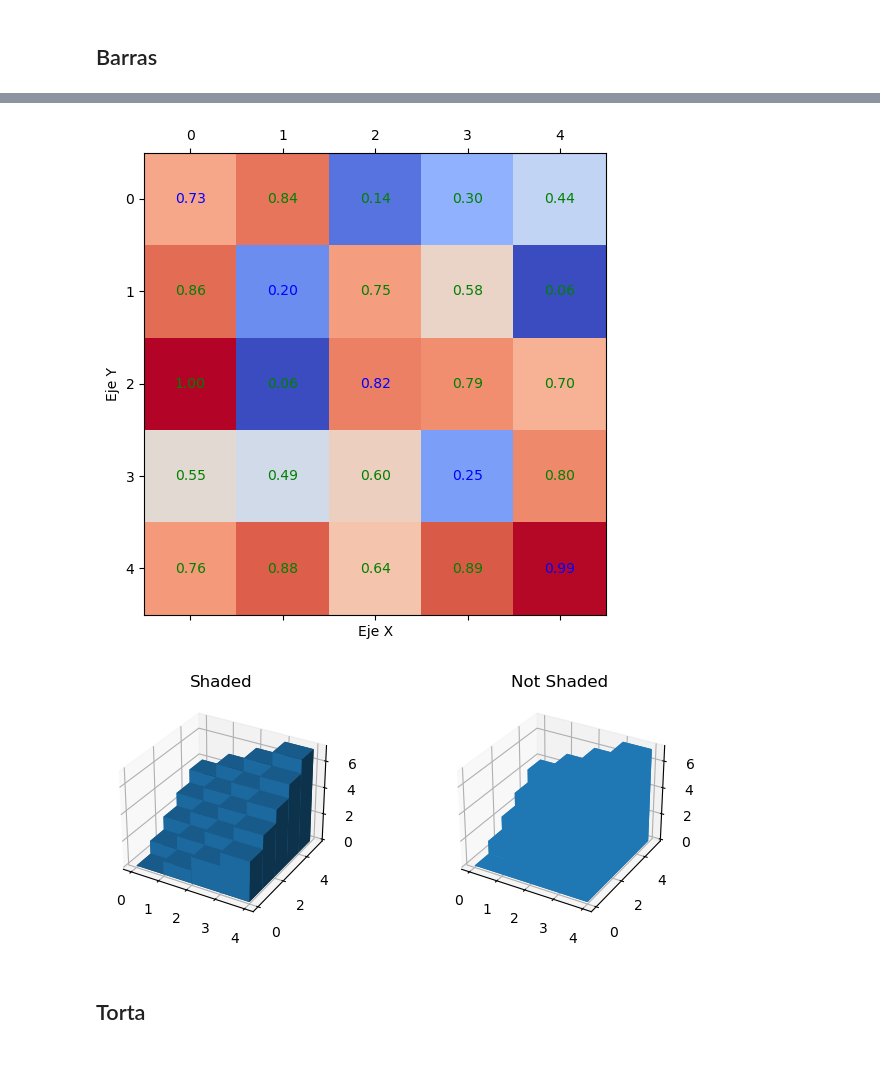
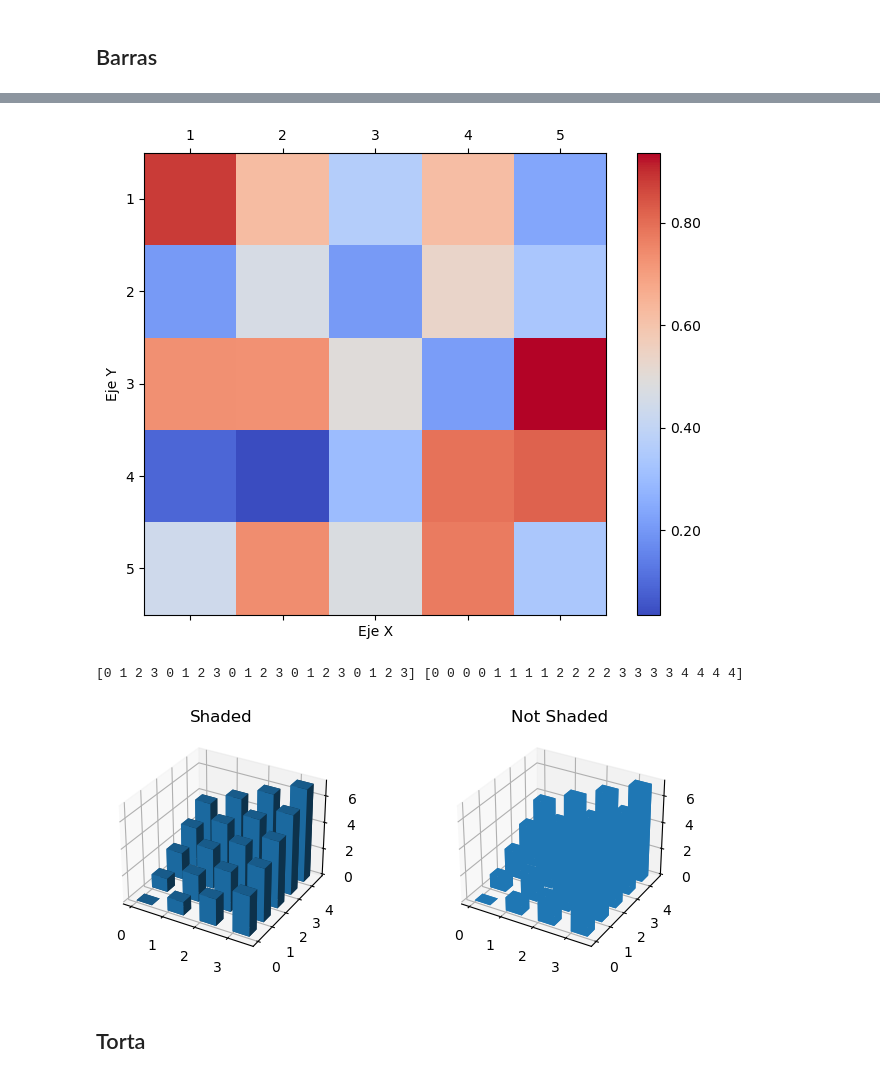
Before and after one commit to Santiago-Echeverri-Arteaga/Programacion_UQ_Fisica, a Jupyter notebook: Codigos/sympy_scipy_matplotlib.ipynb, the cells around one changed output, grey strips where cells are left out. Drawn from its saved outputs; the diff is of its cells as text; code cells hidden in the pictures.

```diff
--- a/Codigos/sympy_scipy_matplotlib.ipynb
+++ b/Codigos/sympy_scipy_matplotlib.ipynb
@@ -1399,34 +1462,46 @@ plt.show()
 # %%
 import matplotlib.pyplot as plt
 import numpy as np
 
 # Crear una matriz 2D de ejemplo para la tomografía cuántica
 matriz = np.random.rand(5, 5)
 
 # Tamaño de la matriz
 n = matriz.shape[0]
 
 # Crear una figura y ejes
 fig, ax = plt.subplots(figsize=(8, 6))
 
 # Crear colores para las barras
-colores = [['b' if i == j else 'g' for i in range(n)] for j in range(n)]
+#colores = [['b' if i == j else 'g' for i in range(n)] for j in range(n)]
 
 # Trazar el gráfico de barras 2D con colores
-ax.matshow(matriz, cmap='coolwarm')
-for i in range(n):
-    for j in range(n):
-        ax.text(j, i, f'{matriz[i, j]:.2f}', ha='center', va='center', color=colores[i][j])
+color = ax.matshow(matriz, cmap='coolwarm')
+#for i in range(n):
+#    for j in range(n):
+#        ax.text(j, i, f'{matriz[i, j]:.2f}', ha='center', va='center', color=colores[i][j])
+cbar = fig.colorbar(color, ax=ax, format='%.2f')
 
 # Etiquetas de ejes
-ax.set_xticks(range(n))
-ax.set_yticks(range(n))
+ax.set_xticks([0,1,2,3,4])
+ax.set_xticklabels([1,2,3,4,5])
+
+ax.set_yticks([0,1,2,3,4])
+ax.set_yticklabels([1,2,3,4,5])
 ax.set_xlabel('Eje X')
 ax.set_ylabel('Eje Y')
 
 plt.show()
 # %% [output]
-[figure, old version]
+[figure, new version]
+# %%
+_x = np.arange(4)
+_y = np.arange(5)
+_xx, _yy = np.meshgrid(_x, _y)
+x, y = _xx.ravel(), _yy.ravel()
+print(x,y)
+# %% [output]
+[0 1 2 3 0 1 2 3 0 1 2 3 0 1 2 3 0 1 2 3] [0 0 0 0 1 1 1 1 2 2 2 2 3 3 3 3 4 4 4 4]
 # %%
 import matplotlib.pyplot as plt
 import numpy as np
@@ -1444,7 +1519,7 @@ x, y = _xx.ravel(), _yy.ravel()
 
 top = x + y
 bottom = np.zeros_like(top)
-width = depth = 1
+width = depth = 0.5
 
 ax1.bar3d(x, y, bottom, width, depth, top, shade=True)
 ax1.set_title('Shaded')
@@ -1454,7 +1529,7 @@ ax2.set_title('Not Shaded')
 
 plt.show()
 # %% [output]
-[figure, old version]
+[figure, new version]
 # %% [markdown]
 ## Torta
 # %%
```
Also changed, not shown: parts of 19 cells of this notebook, 1 other file.
